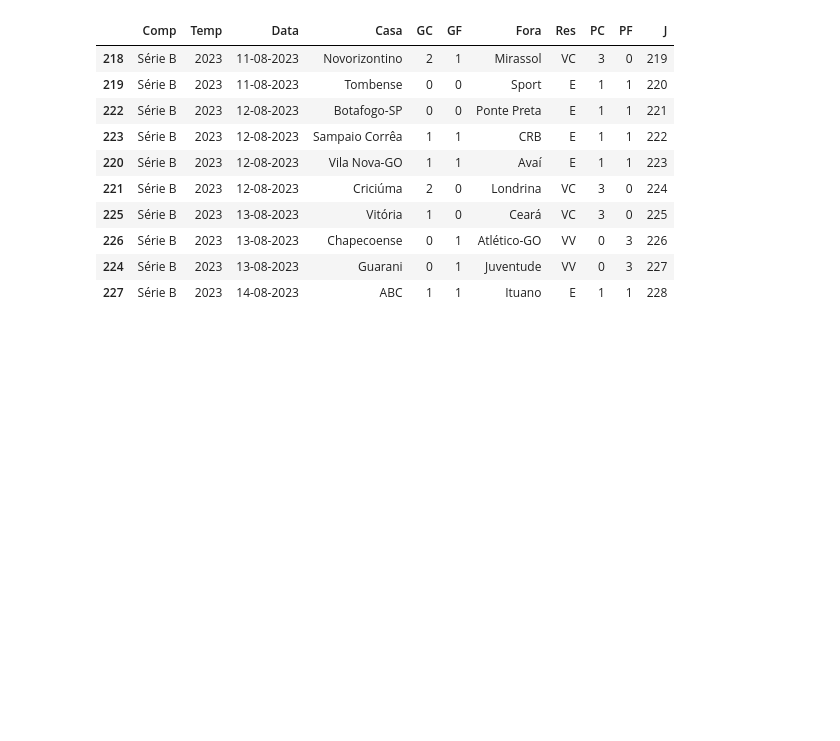
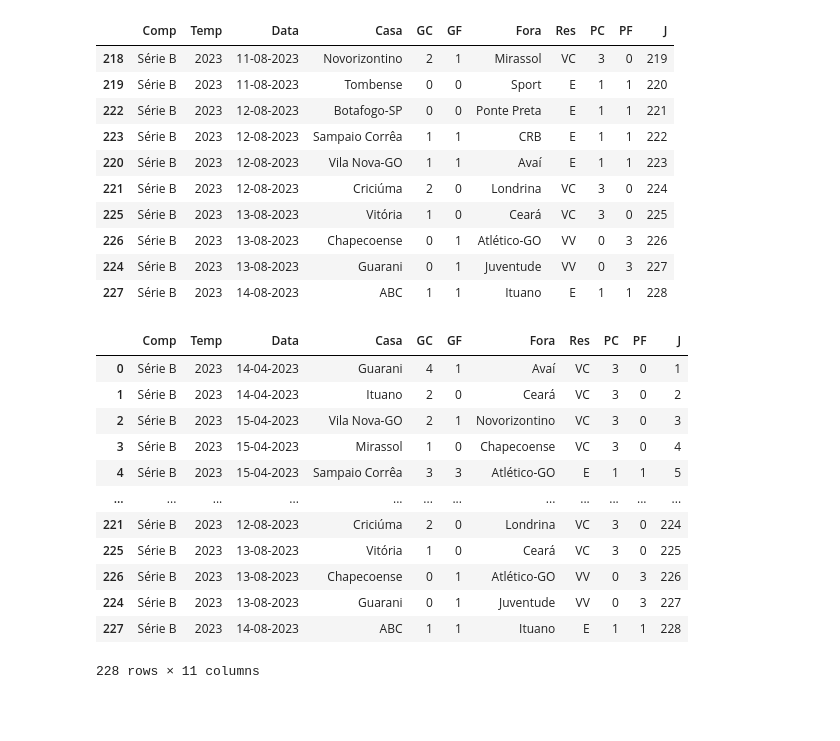
Before and after one commit to JotapeJorge/Back-End-Elo, a Jupyter notebook: Série B 2023 - Web scraping and Data cleaning.ipynb, the cells around one changed output. Cells and saved outputs as stored; diff of their text form; code cells hidden in the pictures; blank space fills up the shorter version.

```diff
--- a/Série B 2023 - Web scraping and Data cleaning.ipynb
+++ b/Série B 2023 - Web scraping and Data cleaning.ipynb
@@ -109,5 +109,21 @@ df.tail(10)
 # %%
 #Saves de df in a new file
 df.to_csv('dataBRB23.csv', index=False)
+df.to_json('dataBRB23.json', orient='records')
+df
+# %% [output]
+|  | Comp | Temp | Data | Casa | GC | GF | Fora | Res | PC | PF | J |
+| 0 | Série B | 2023 | 14-04-2023 | Guarani | 4 | 1 | Avaí | VC | 3 | 0 | 1 |
+| 1 | Série B | 2023 | 14-04-2023 | Ituano | 2 | 0 | Ceará | VC | 3 | 0 | 2 |
+| 2 | Série B | 2023 | 15-04-2023 | Vila Nova-GO | 2 | 1 | Novorizontino | VC | 3 | 0 | 3 |
+| 3 | Série B | 2023 | 15-04-2023 | Mirassol | 1 | 0 | Chapecoense | VC | 3 | 0 | 4 |
+| 4 | Série B | 2023 | 15-04-2023 | Sampaio Corrêa | 3 | 3 | Atlético-GO | E | 1 | 1 | 5 |
+| ... | ... | ... | ... | ... | ... | ... | ... | ... | ... | ... | ... |
+| 221 | Série B | 2023 | 12-08-2023 | Criciúma | 2 | 0 | Londrina | VC | 3 | 0 | 224 |
+| 225 | Série B | 2023 | 13-08-2023 | Vitória | 1 | 0 | Ceará | VC | 3 | 0 | 225 |
+| 226 | Série B | 2023 | 13-08-2023 | Chapecoense | 0 | 1 | Atlético-GO | VV | 0 | 3 | 226 |
+| 224 | Série B | 2023 | 13-08-2023 | Guarani | 0 | 1 | Juventude | VV | 0 | 3 | 227 |
+| 227 | Série B | 2023 | 14-08-2023 | ABC | 1 | 1 | Ituano | E | 1 | 1 | 228 |
+228 rows × 11 columns
 # %% [markdown]
 ######
```
Also changed, not shown: 10 other files.
